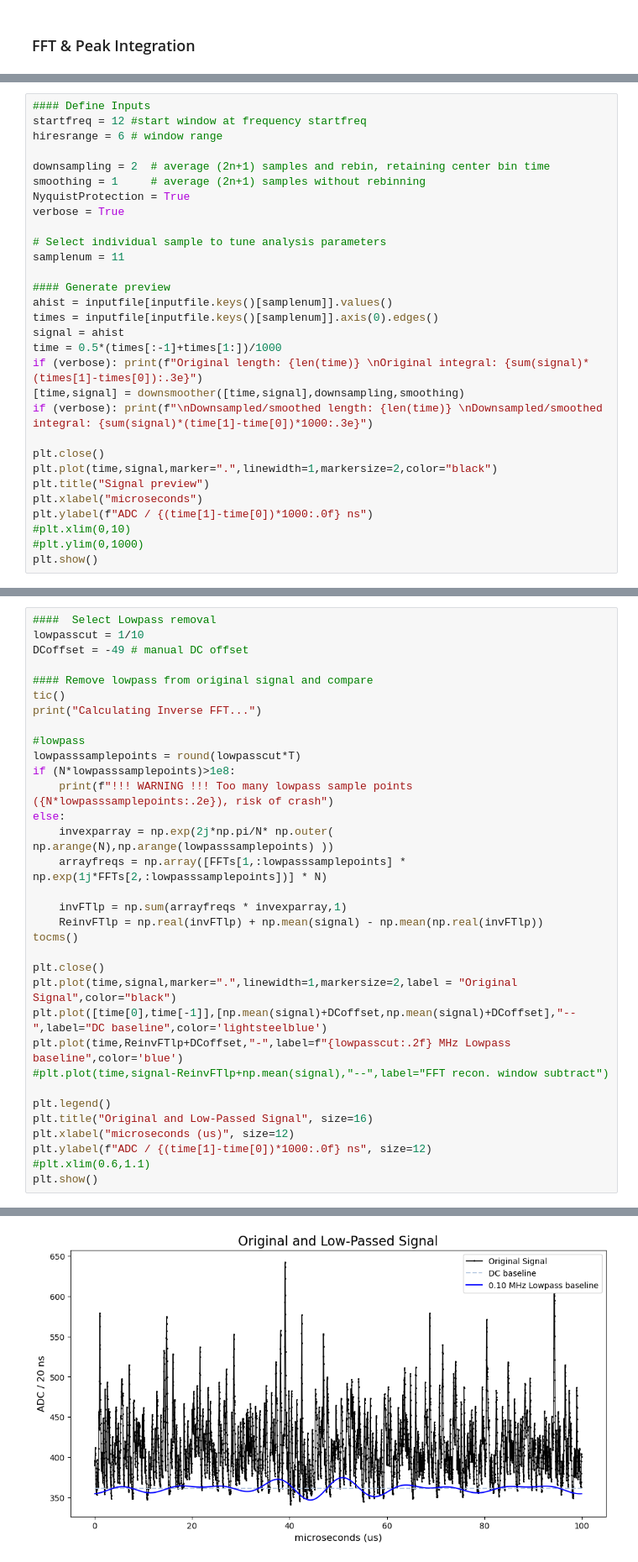
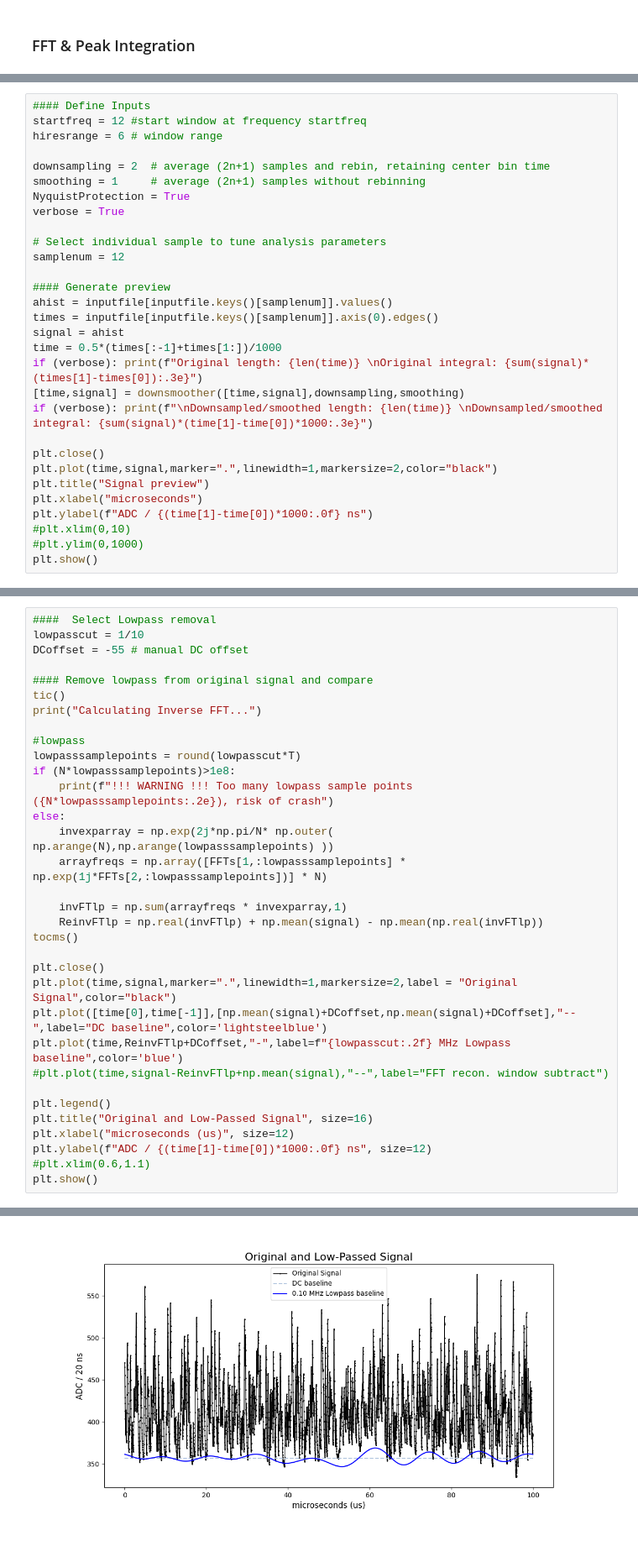
Before and after one commit to peckalec/dm-lab, a Jupyter notebook: REFLECT/SiPM_Analysis.ipynb, the cells around one changed output, grey strips where cells are left out. Shown at 84% size. Drawn from its saved outputs; the diff is of its cells as text.

```diff
--- a/REFLECT/SiPM_Analysis.ipynb
+++ b/REFLECT/SiPM_Analysis.ipynb
@@ -79,7 +79,7 @@ NyquistProtection = True
 verbose = True
 
 # Select individual sample to tune analysis parameters
-samplenum = 11
+samplenum = 12
 
 #### Generate preview
 ahist = inputfile[inputfile.keys()[samplenum]].values()
@@ -184,7 +184,7 @@ Window FFT max frequency: 12.09
 # %%
 ####  Select Lowpass removal
 lowpasscut = 1/10
-DCoffset = -49 # manual DC offset
+DCoffset = -55 # manual DC offset
 
 #### Remove lowpass from original signal and compare
 tic()
@@ -220,4 +220,4 @@ Elapsed time is 8.299 milliseconds.
-[figure, old version]
+[figure, new version]
 # %%
 #### Select raw peak-finder parameters
 rawpwidth = 3
```
Also changed, not shown: parts of 13 cells of this notebook.
